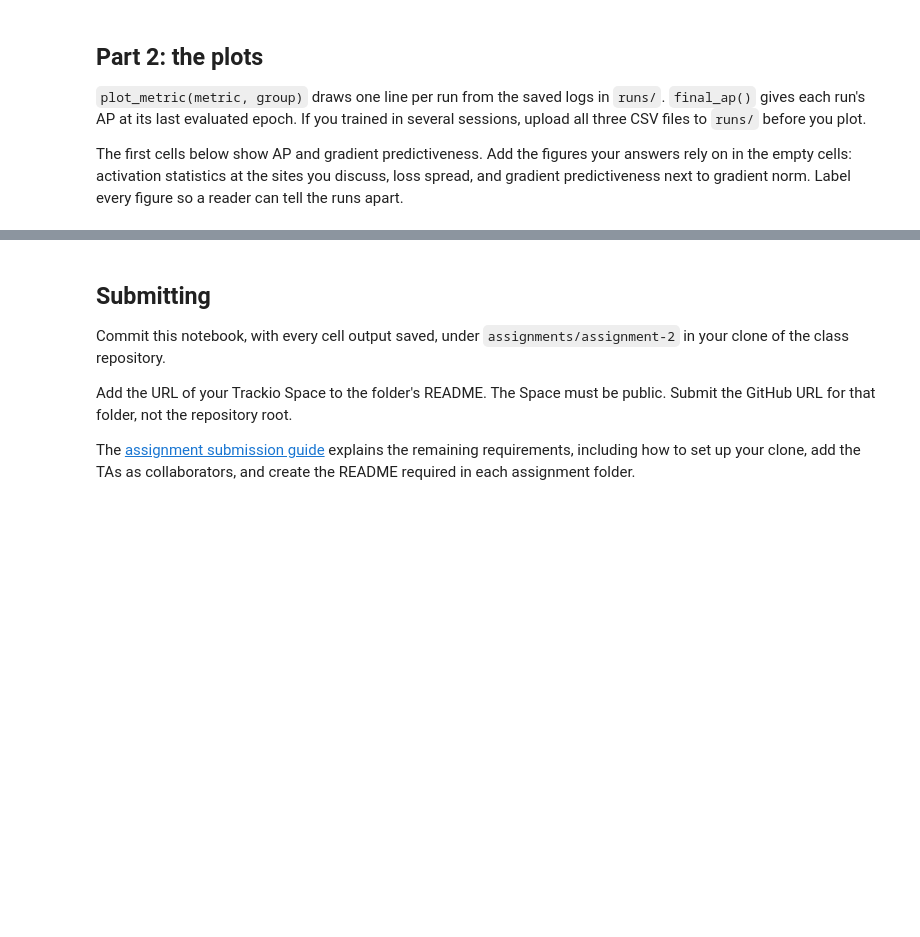
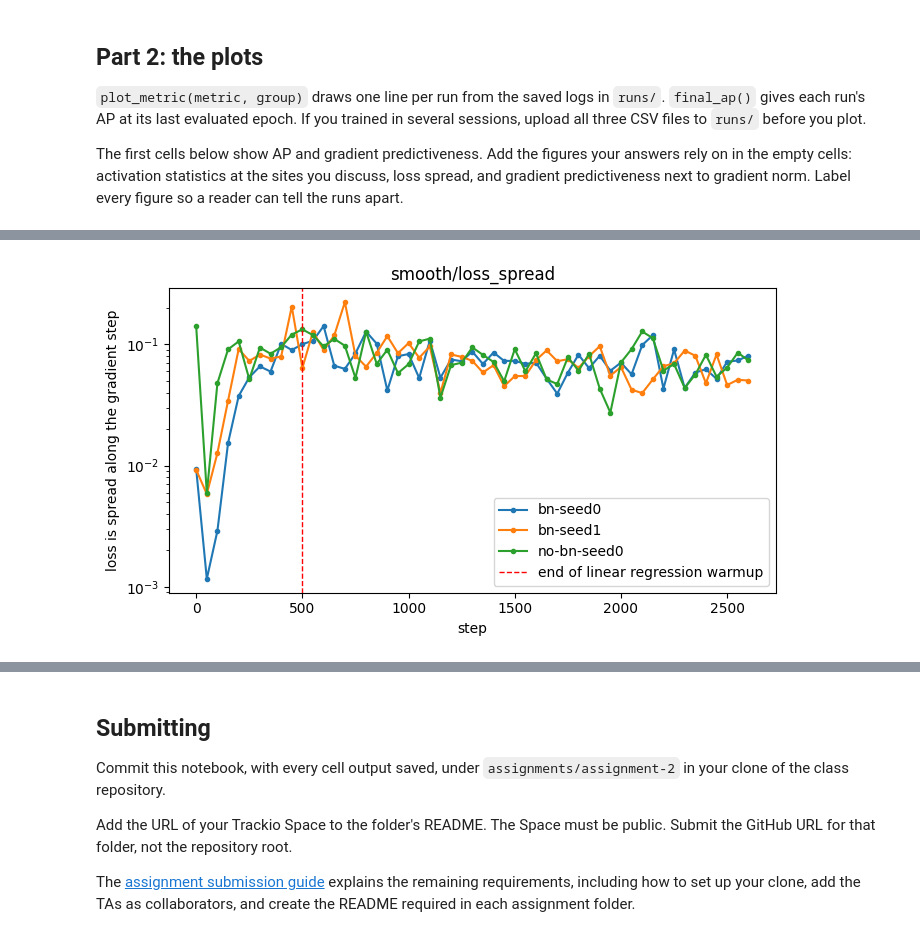
Before and after one commit to nicofernandez-stack/eng-ai-agents, a Jupyter notebook: eng-ai-agents/assignments /assignment-2/Assignment2_PartA.ipynb, the cells around one changed output, grey strips where cells are left out. Drawn from its saved outputs; the diff is of its cells as text; code cells hidden in the pictures; blank space fills up the shorter version.

```diff
--- a/eng-ai-agents/assignments /assignment-2/Assignment2_PartA.ipynb
+++ b/eng-ai-agents/assignments /assignment-2/Assignment2_PartA.ipynb
@@ -717,2 +896,18 @@ plot_metric("smooth", "grad_pred")
+# %%
+#Loss Spread
+smooth = runs_dataframes.query("metric == 'smooth'")
+fig, axes = plt.subplots(figsize=(7,4))
+for name, r in smooth.query("group == 'loss_spread'").groupby("run"):
+  axes.plot(r["step"], r["value"], marker=".", label=name)
+axes.axvline(WARMUP, color="red", linestyle="--", linewidth=1.0, label="end of linear regression warmup")
+axes.set_yscale("log")
+axes.set_xlabel("step")
+axes.set_ylabel("loss is spread along the gradient step")
+axes.set_title("smooth/loss_spread")
+axes.legend()
+plt.tight_layout()
+plt.show()
+# %% [output]
+[figure, added]
 # %%
 # Gradient predictiveness and gradient norm
```
Also changed, not shown: parts of 23 cells of this notebook.
